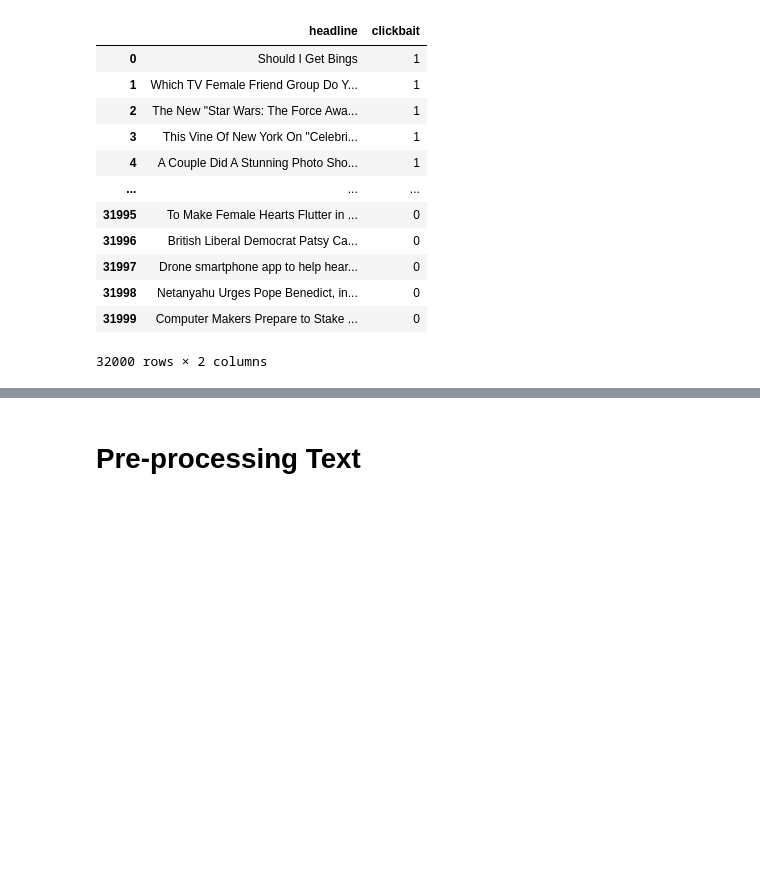
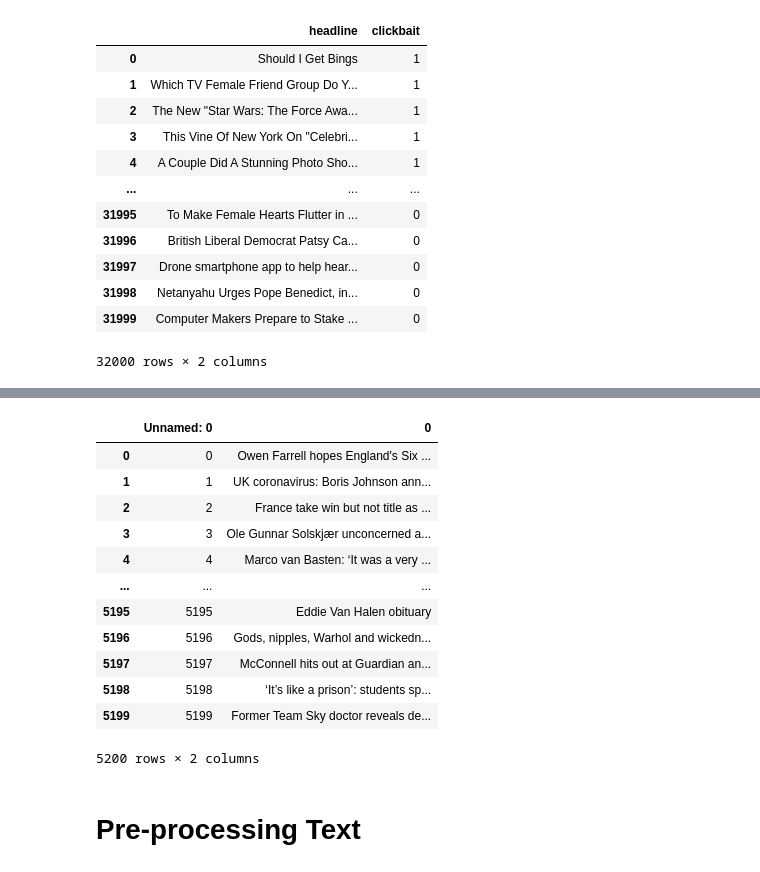
Before and after one commit to tjkim614/clickbait_headline_detector, a Jupyter notebook: 2_scrub.ipynb, the cells around one changed output, grey strips where cells are left out. Saved outputs shown, nothing was run; the diff lists cells and outputs as text; code cells hidden in the pictures; blank space fills up the shorter version.

```diff
--- a/2_scrub.ipynb
+++ b/2_scrub.ipynb
@@ -23,3 +89,19 @@ data
+# %%
+gu_df
+# %% [output]
+|  | Unnamed: 0 | 0 |
+| 0 | 0 | Owen Farrell hopes England's Six ... |
+| 1 | 1 | UK coronavirus: Boris Johnson ann... |
+| 2 | 2 | France take win but not title as ... |
+| 3 | 3 | Ole Gunnar Solskjær unconcerned a... |
+| 4 | 4 | Marco van Basten: ‘It was a very ... |
+| ... | ... | ... |
+| 5195 | 5195 | Eddie Van Halen obituary |
+| 5196 | 5196 | Gods, nipples, Warhol and wickedn... |
+| 5197 | 5197 | McConnell hits out at Guardian an... |
+| 5198 | 5198 | ‘It’s like a prison’: students sp... |
+| 5199 | 5199 | Former Team Sky doctor reveals de... |
+5200 rows × 2 columns
 # %% [markdown]
 # Pre-processing Text
 # %% [markdown]
```
Also changed, not shown: parts of 9 cells of this notebook, 1 other file.
